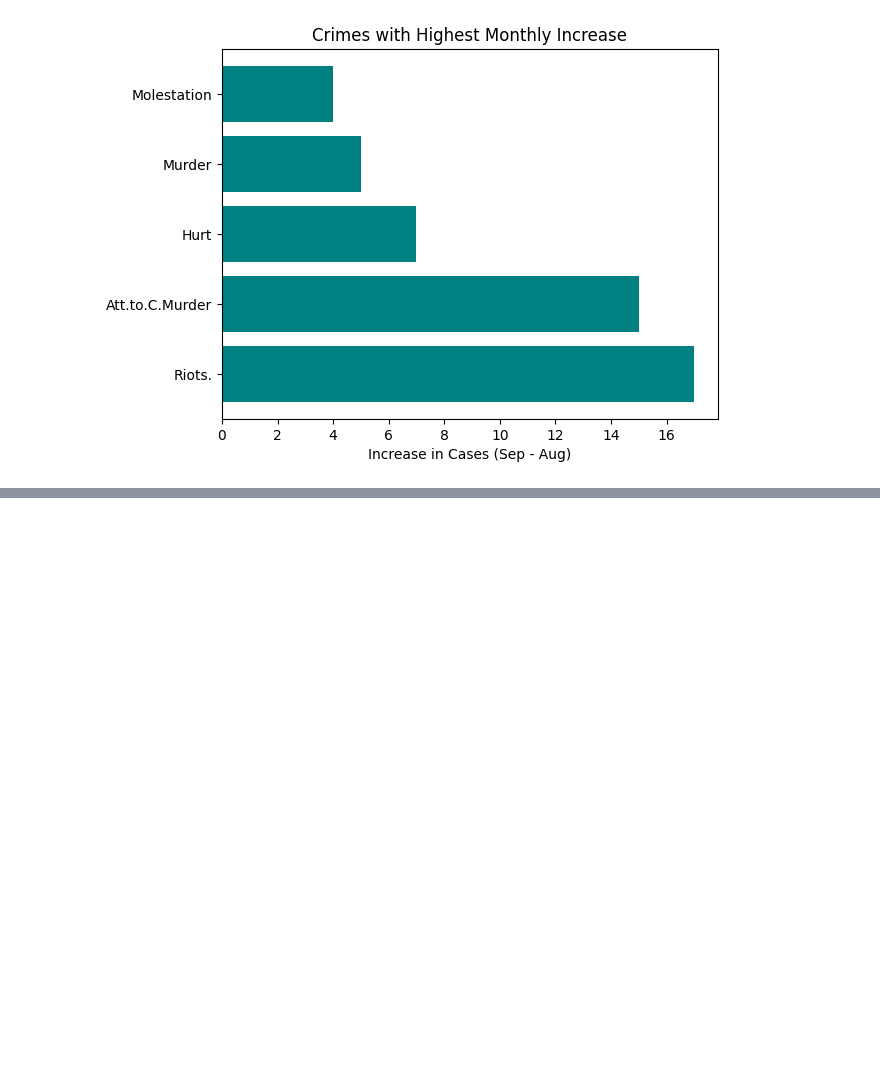
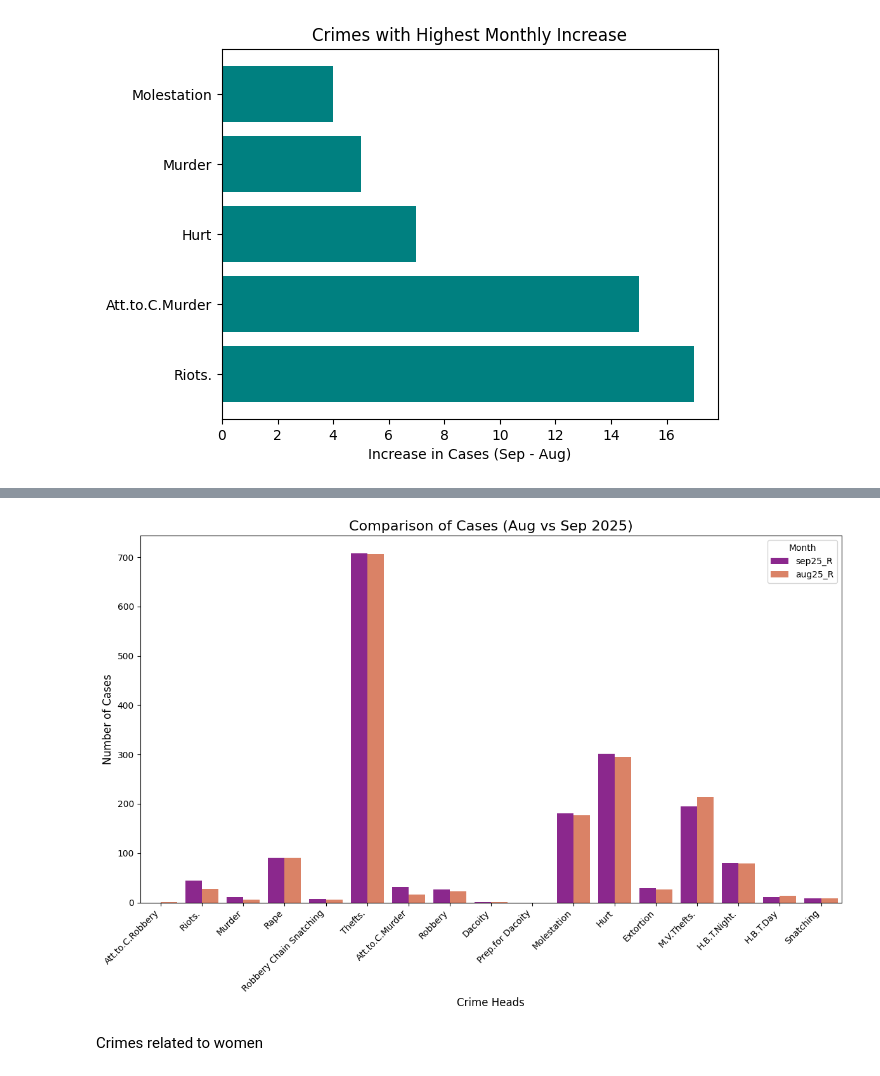
Before and after one commit to mrunmayee3108/Mumbai-Crime-data-analysis, a Jupyter notebook: crime_analysis.ipynb, the cells around one changed output, grey strips where cells are left out. Cells and saved outputs as stored; diff of their text form; code cells hidden in the pictures; blank space fills up the shorter version.

```diff
--- a/crime_analysis.ipynb
+++ b/crime_analysis.ipynb
@@ -126,0 +145,16 @@ plt.show()
+# %%
+df1_comparison = df1[['Crime Heads', 'sep25_R', 'aug25_R']].melt('Crime Heads', var_name='Month', value_name='Number of Cases')
+
+plt.figure(figsize=(12, 8))
+sns.barplot(x='Crime Heads', y='Number of Cases', palette = 'plasma', hue='Month', data=df1_comparison)
+plt.title('Comparison of Cases (Aug vs Sep 2025)', fontsize=16)
+plt.xlabel('Crime Heads', fontsize=12)
+plt.ylabel('Number of Cases', fontsize=12)
+plt.xticks(rotation=45, ha='right')
+plt.tight_layout()
+from google.colab import files
+ipc_comp = 'ipc_comp.png'
+plt.savefig(ipc_comp)
+files.download(ipc_comp)
+plt.show()
+# %% [output]
@@ -126,0 +163,3 @@ plt.show()
+[figure, added]
+# %% [markdown]
+Crimes related to women
```
Also changed, not shown: parts of 17 cells of this notebook.
